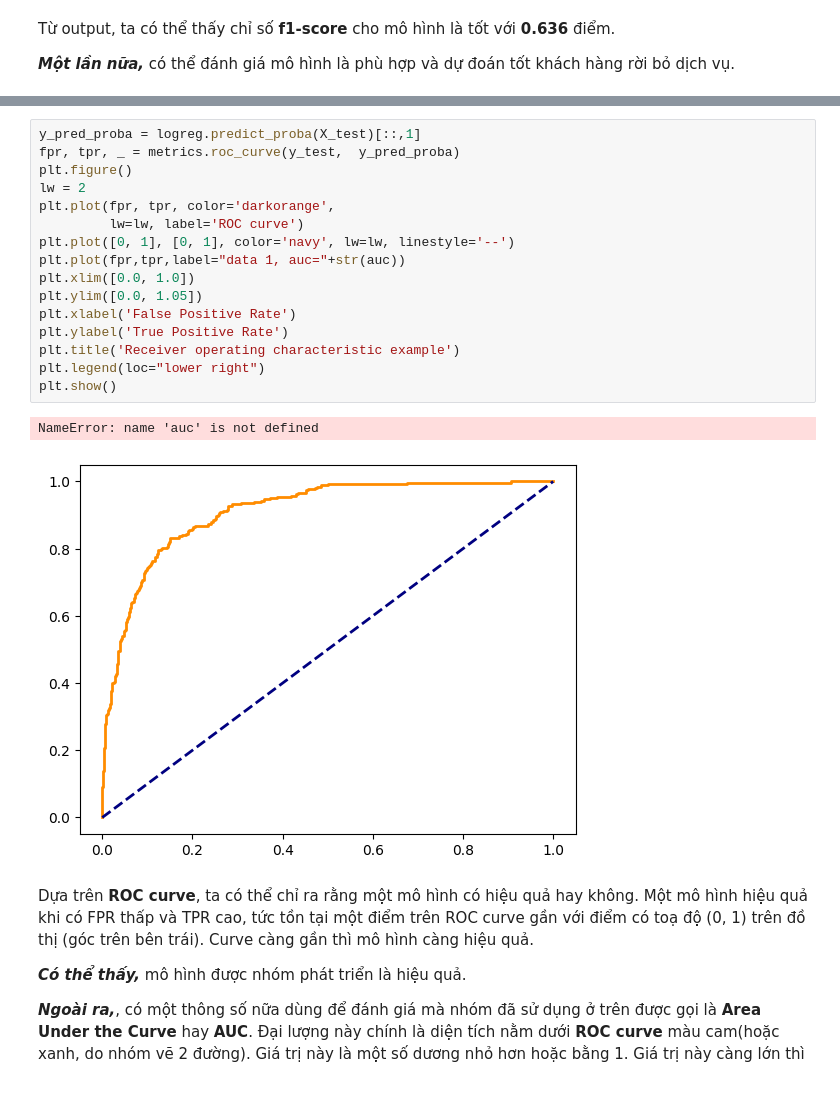
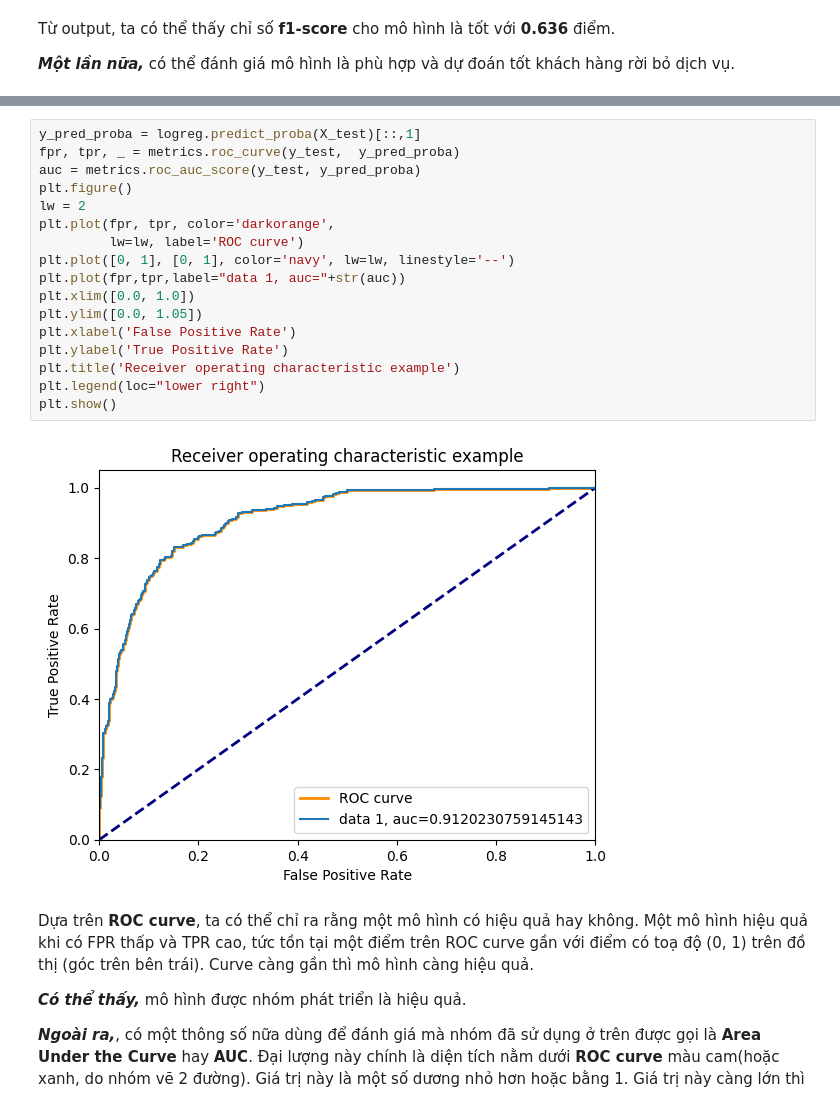
Before and after one commit to tuyetnm/laptrinhgiuaky03, a Jupyter notebook: Tổng hợp.ipynb, the cells around one changed output, grey strips where cells are left out. Saved outputs shown, nothing was run; the diff lists cells and outputs as text.

```diff
--- a/Tổng hợp.ipynb
+++ b/Tổng hợp.ipynb
@@ -1396,22 +1395,22 @@ ROC (Receiver operating characteristic) là một đồ thị được sử dụ
 # %%
 y_pred_proba = logreg.predict_proba(X_test)[::,1]
 fpr, tpr, _ = metrics.roc_curve(y_test,  y_pred_proba)
+auc = metrics.roc_auc_score(y_test, y_pred_proba)
 plt.figure()
 lw = 2
 plt.plot(fpr, tpr, color='darkorange',
          lw=lw, label='ROC curve')
 plt.plot([0, 1], [0, 1], color='navy', lw=lw, linestyle='--')
 plt.plot(fpr,tpr,label="data 1, auc="+str(auc))
 plt.xlim([0.0, 1.0])
 plt.ylim([0.0, 1.05])
 plt.xlabel('False Positive Rate')
 plt.ylabel('True Positive Rate')
 plt.title('Receiver operating characteristic example')
 plt.legend(loc="lower right")
 plt.show()
 # %% [output]
-NameError: name 'auc' is not defined
-[figure, old version]
+[figure, new version]
 # %% [markdown]
 Dựa trên **ROC curve**, ta có thể chỉ ra rằng một mô hình có hiệu quả hay không. Một mô hình hiệu quả khi có FPR thấp và TPR cao, tức tồn tại một điểm trên ROC curve gần với điểm có toạ độ (0, 1) trên đồ thị (góc trên bên trái). Curve càng gần thì mô hình càng hiệu quả.
 
```
Also changed, not shown: parts of 2 cells of this notebook.
